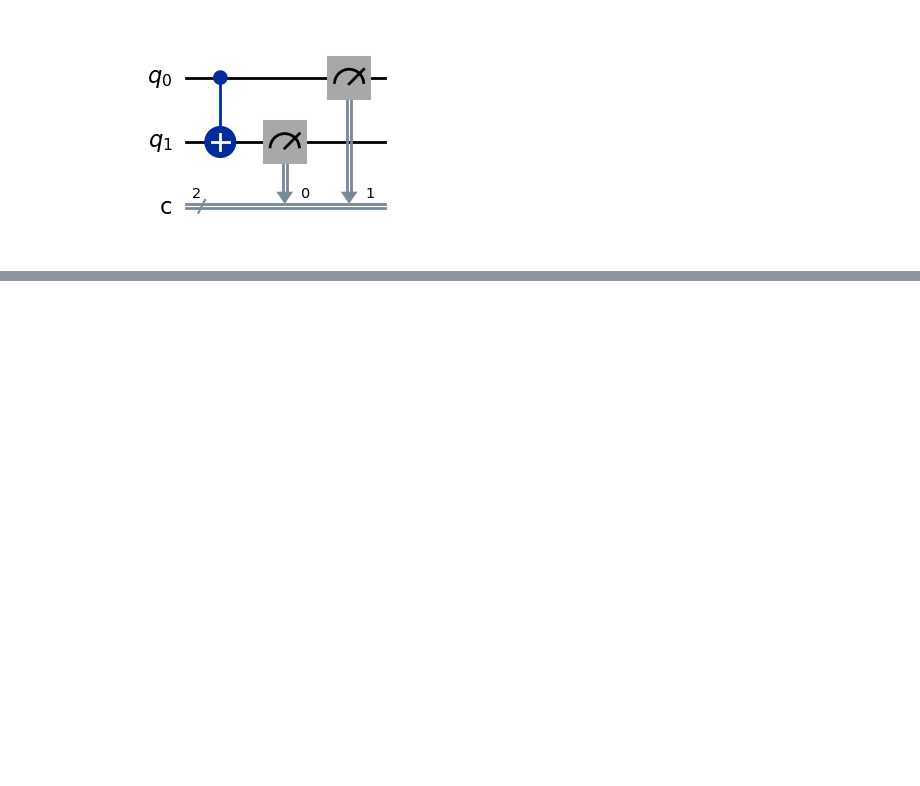
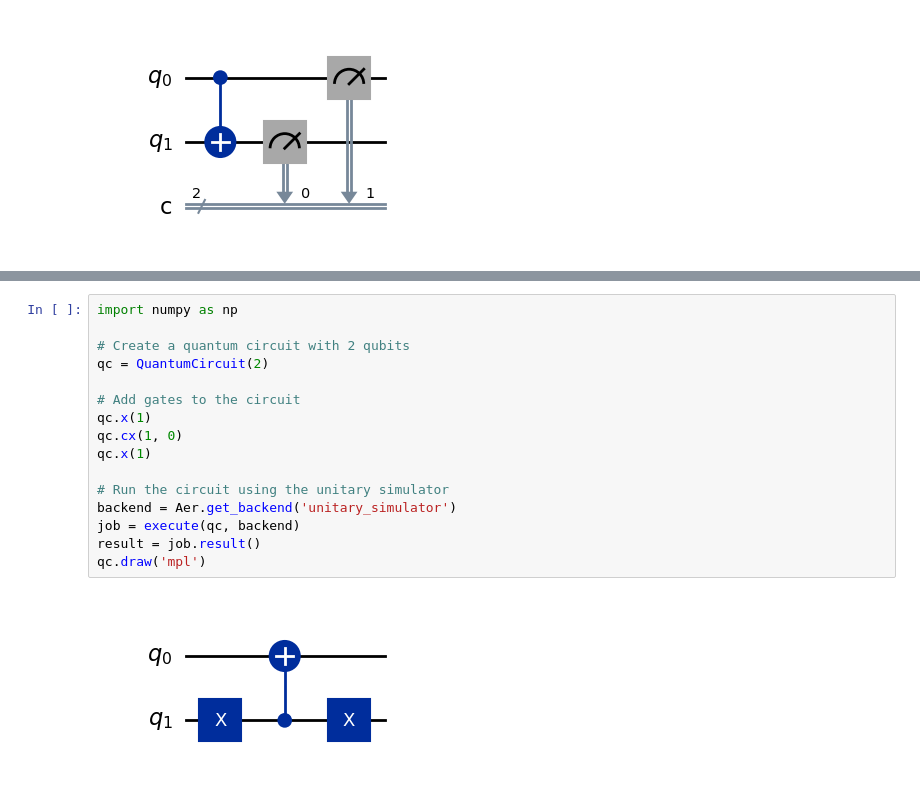
Before and after one commit to lshriver/scribing, a Jupyter notebook: notebooks/quantum/test.ipynb, the cells around one changed output, grey strips where cells are left out. Saved outputs shown, nothing was run; the diff lists cells and outputs as text; blank space fills up the shorter version.

```diff
--- a/notebooks/quantum/test.ipynb
+++ b/notebooks/quantum/test.ipynb
@@ -85,0 +123,18 @@ Total count for 00 and 11 are: {'00': 1000}
+# %%
+import numpy as np
+
+# Create a quantum circuit with 2 qubits
+qc = QuantumCircuit(2)
+
+# Add gates to the circuit
+qc.x(1)
+qc.cx(1, 0)
+qc.x(1)
+
+# Run the circuit using the unitary simulator
+backend = Aer.get_backend('unitary_simulator')
+job = execute(qc, backend)
+result = job.result()
+qc.draw('mpl')
+# %% [output]
+[figure, added]
```
Also changed, not shown: parts of 2 cells of this notebook.
